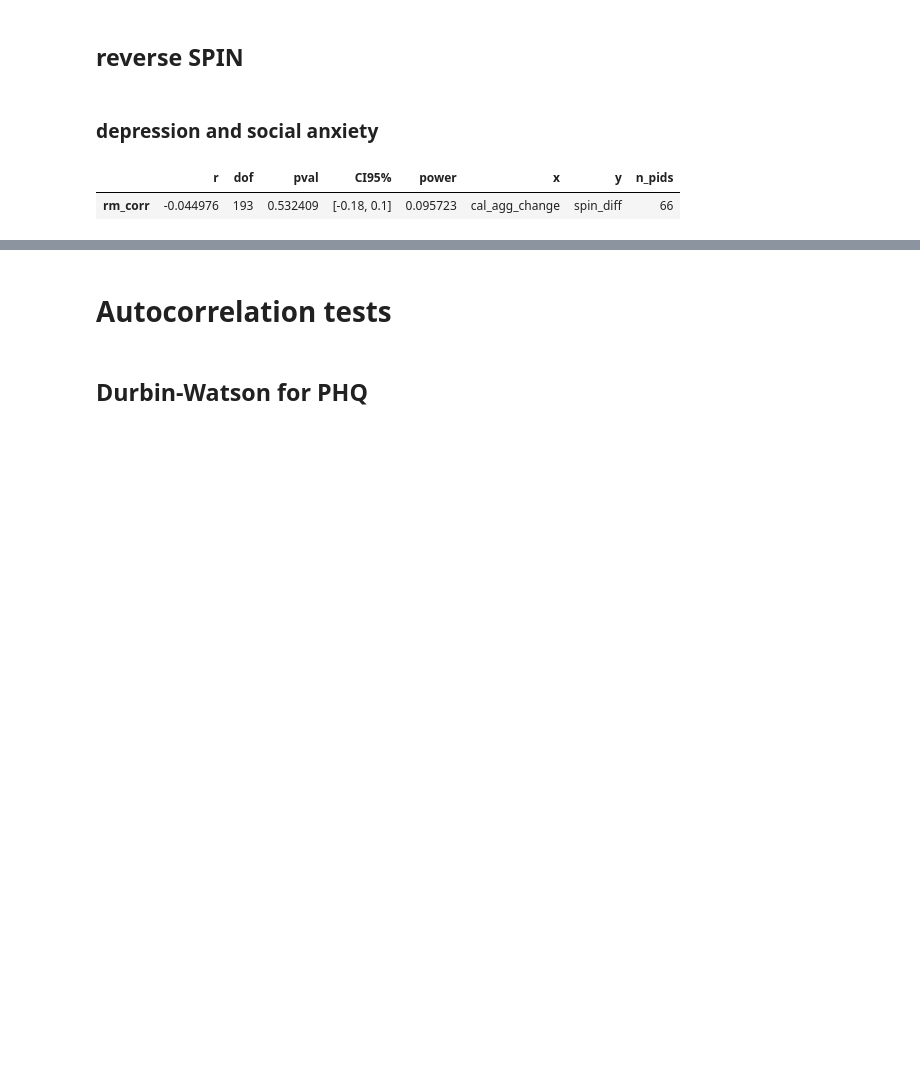
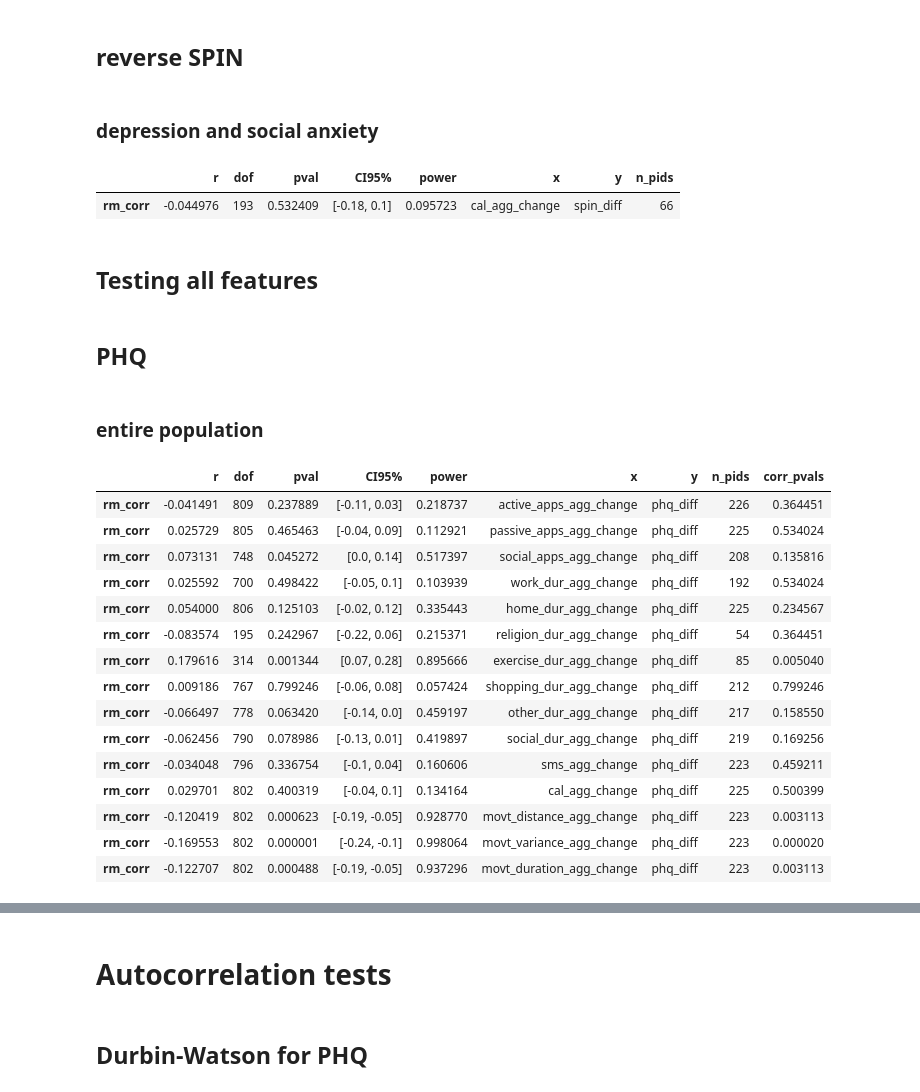
Before and after one commit to tliu526/lifesense, a Jupyter notebook: jmir_notebooks/jmir_review_analysis.ipynb, the cells around one changed output, grey strips where cells are left out. Cells and saved outputs as stored; diff of their text form; code cells hidden in the pictures; blank space fills up the shorter version.

Commit message:
add rm_corr with fdr correction

```diff
--- a/jmir_notebooks/jmir_review_analysis.ipynb
+++ b/jmir_notebooks/jmir_review_analysis.ipynb
@@ -1422,11 +1424,12 @@ spearman, alpha < 0.1
 # %%
-def display_rm_corr(df, features, target):
+def display_rm_corr(df, features, target, fdr_correct=False):
     """
     Displays the repeated measures correlation df.
 
     df (pd.DataFrame)
     features (list): the list of features to compile
     target (str): the assessment outcome to target
+    fdr_correct (bool): whether or not to apply a fdr correction
     """
     rm_corr_df = pd.DataFrame()
 
@@ -1456,4 +1459,8 @@ def display_rm_corr(df, features, target):
             display(tmp_df[['pid', col, target]])
             raise
 
+    if fdr_correct:
+        _, corrected_pvals = fdrcorrection(rm_corr_df['pval'], alpha=0.05)
+        rm_corr_df['corr_pvals'] = corrected_pvals
+
     return rm_corr_df
@@ -1603,3 +1612,28 @@ display_rm_corr(sel_df, sel_features, 'spin_diff')
 # %% [output]
 |  | r | dof | pval | CI95% | power | x | y | n_pids |
 | rm_corr | -0.044976 | 193 | 0.532409 | [-0.18, 0.1] | 0.095723 | cal_agg_change | spin_diff | 66 |
+# %% [markdown]
+## Testing all features
+# %% [markdown]
+## PHQ
+# %% [markdown]
+### entire population
+# %%
+display_rm_corr(phq_corr, agg_cols_change, 'phq_diff', True)
+# %% [output]
+|  | r | dof | pval | CI95% | power | x | y | n_pids | corr_pvals |
+| rm_corr | -0.041491 | 809 | 0.237889 | [-0.11, 0.03] | 0.218737 | active_apps_agg_change | phq_diff | 226 | 0.364451 |
+| rm_corr | 0.025729 | 805 | 0.465463 | [-0.04, 0.09] | 0.112921 | passive_apps_agg_change | phq_diff | 225 | 0.534024 |
+| rm_corr | 0.073131 | 748 | 0.045272 | [0.0, 0.14] | 0.517397 | social_apps_agg_change | phq_diff | 208 | 0.135816 |
+| rm_corr | 0.025592 | 700 | 0.498422 | [-0.05, 0.1] | 0.103939 | work_dur_agg_change | phq_diff | 192 | 0.534024 |
+| rm_corr | 0.054000 | 806 | 0.125103 | [-0.02, 0.12] | 0.335443 | home_dur_agg_change | phq_diff | 225 | 0.234567 |
+| rm_corr | -0.083574 | 195 | 0.242967 | [-0.22, 0.06] | 0.215371 | religion_dur_agg_change | phq_diff | 54 | 0.364451 |
+| rm_corr | 0.179616 | 314 | 0.001344 | [0.07, 0.28] | 0.895666 | exercise_dur_agg_change | phq_diff | 85 | 0.005040 |
+| rm_corr | 0.009186 | 767 | 0.799246 | [-0.06, 0.08] | 0.057424 | shopping_dur_agg_change | phq_diff | 212 | 0.799246 |
+| rm_corr | -0.066497 | 778 | 0.063420 | [-0.14, 0.0] | 0.459197 | other_dur_agg_change | phq_diff | 217 | 0.158550 |
+| rm_corr | -0.062456 | 790 | 0.078986 | [-0.13, 0.01] | 0.419897 | social_dur_agg_change | phq_diff | 219 | 0.169256 |
+| rm_corr | -0.034048 | 796 | 0.336754 | [-0.1, 0.04] | 0.160606 | sms_agg_change | phq_diff | 223 | 0.459211 |
+| rm_corr | 0.029701 | 802 | 0.400319 | [-0.04, 0.1] | 0.134164 | cal_agg_change | phq_diff | 225 | 0.500399 |
+| rm_corr | -0.120419 | 802 | 0.000623 | [-0.19, -0.05] | 0.928770 | movt_distance_agg_change | phq_diff | 223 | 0.003113 |
+| rm_corr | -0.169553 | 802 | 0.000001 | [-0.24, -0.1] | 0.998064 | movt_variance_agg_change | phq_diff | 223 | 0.000020 |
+| rm_corr | -0.122707 | 802 | 0.000488 | [-0.19, -0.05] | 0.937296 | movt_duration_agg_change | phq_diff | 223 | 0.003113 |
```
Also changed, not shown: parts of 29 cells of this notebook.
